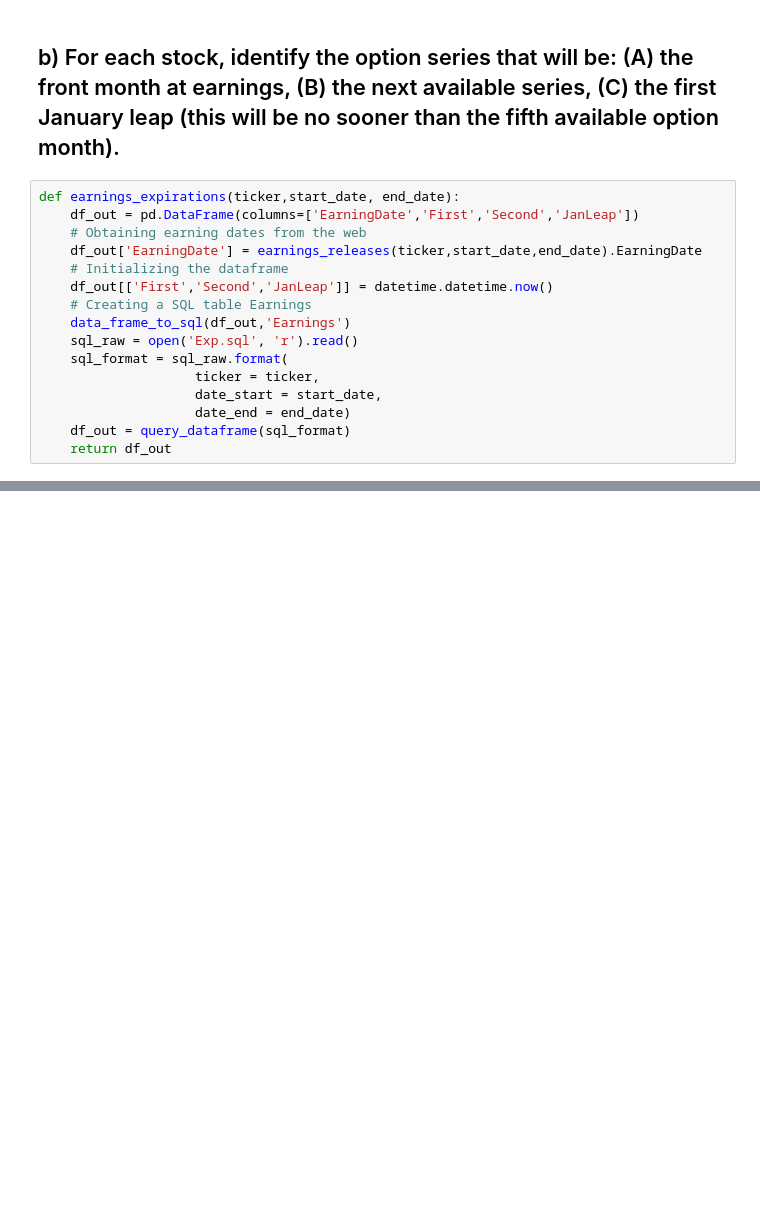
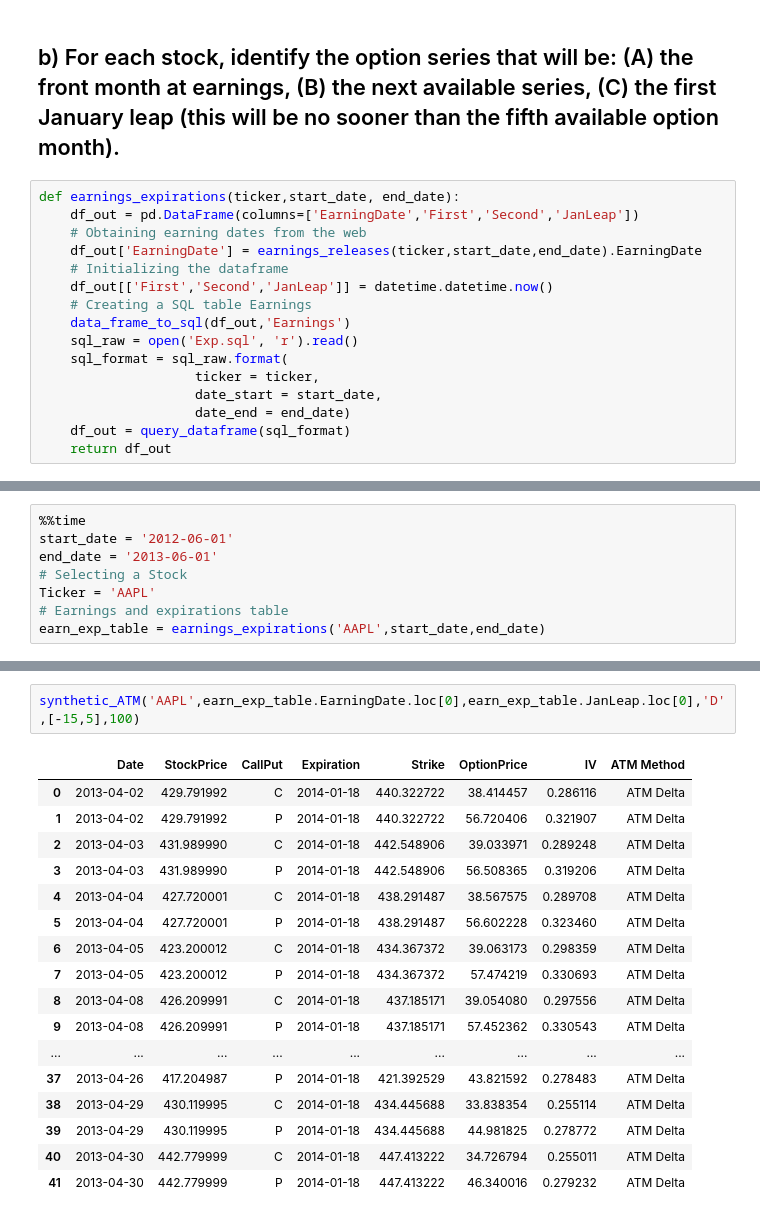
Before and after one commit to bspeice/experimental-finance, a Jupyter notebook: problem_set_5/ProblemSet5.ipynb, the cells around one changed output, grey strips where cells are left out. Saved outputs shown, nothing was run; the diff lists cells and outputs as text; blank space fills up the shorter version.

Commit message:
Q2 Synthetic ATM

```diff
--- a/problem_set_5/ProblemSet5.ipynb
+++ b/problem_set_5/ProblemSet5.ipynb
@@ -426,0 +348,8 @@ data = synthetic(Ticker = 'CSCO', Date_Start = '', Date_End = end, Opt_Type = 'C
+# %%
+%%time
+start_date = '2012-06-01'
+end_date = '2013-06-01'
+# Selecting a Stock
+Ticker = 'AAPL'
+# Earnings and expirations table
+earn_exp_table = earnings_expirations('AAPL',start_date,end_date)
@@ -426,0 +367,20 @@ data = synthetic(Ticker = 'CSCO', Date_Start = '', Date_End = end, Opt_Type = 'C
+# %%
+synthetic_ATM('AAPL',earn_exp_table.EarningDate.loc[0],earn_exp_table.JanLeap.loc[0],'D',[-15,5],100)
+# %% [output]
+|  | Date | StockPrice | CallPut | Expiration | Strike | OptionPrice | IV | ATM Method |
+| 0 | 2013-04-02 | 429.791992 | C | 2014-01-18 | 440.322722 | 38.414457 | 0.286116 | ATM Delta |
+| 1 | 2013-04-02 | 429.791992 | P | 2014-01-18 | 440.322722 | 56.720406 | 0.321907 | ATM Delta |
+| 2 | 2013-04-03 | 431.989990 | C | 2014-01-18 | 442.548906 | 39.033971 | 0.289248 | ATM Delta |
+| 3 | 2013-04-03 | 431.989990 | P | 2014-01-18 | 442.548906 | 56.508365 | 0.319206 | ATM Delta |
+| 4 | 2013-04-04 | 427.720001 | C | 2014-01-18 | 438.291487 | 38.567575 | 0.289708 | ATM Delta |
+| 5 | 2013-04-04 | 427.720001 | P | 2014-01-18 | 438.291487 | 56.602228 | 0.323460 | ATM Delta |
+| 6 | 2013-04-05 | 423.200012 | C | 2014-01-18 | 434.367372 | 39.063173 | 0.298359 | ATM Delta |
+| 7 | 2013-04-05 | 423.200012 | P | 2014-01-18 | 434.367372 | 57.474219 | 0.330693 | ATM Delta |
+| 8 | 2013-04-08 | 426.209991 | C | 2014-01-18 | 437.185171 | 39.054080 | 0.297556 | ATM Delta |
+| 9 | 2013-04-08 | 426.209991 | P | 2014-01-18 | 437.185171 | 57.452362 | 0.330543 | ATM Delta |
+| ... | ... | ... | ... | ... | ... | ... | ... | ... |
+| 37 | 2013-04-26 | 417.204987 | P | 2014-01-18 | 421.392529 | 43.821592 | 0.278483 | ATM Delta |
+| 38 | 2013-04-29 | 430.119995 | C | 2014-01-18 | 434.445688 | 33.838354 | 0.255114 | ATM Delta |
+| 39 | 2013-04-29 | 430.119995 | P | 2014-01-18 | 434.445688 | 44.981825 | 0.278772 | ATM Delta |
+| 40 | 2013-04-30 | 442.779999 | C | 2014-01-18 | 447.413222 | 34.726794 | 0.255011 | ATM Delta |
+| 41 | 2013-04-30 | 442.779999 | P | 2014-01-18 | 447.413222 | 46.340016 | 0.279232 | ATM Delta |
```
Also changed, not shown: parts of 12 cells of this notebook, 1 other file.
